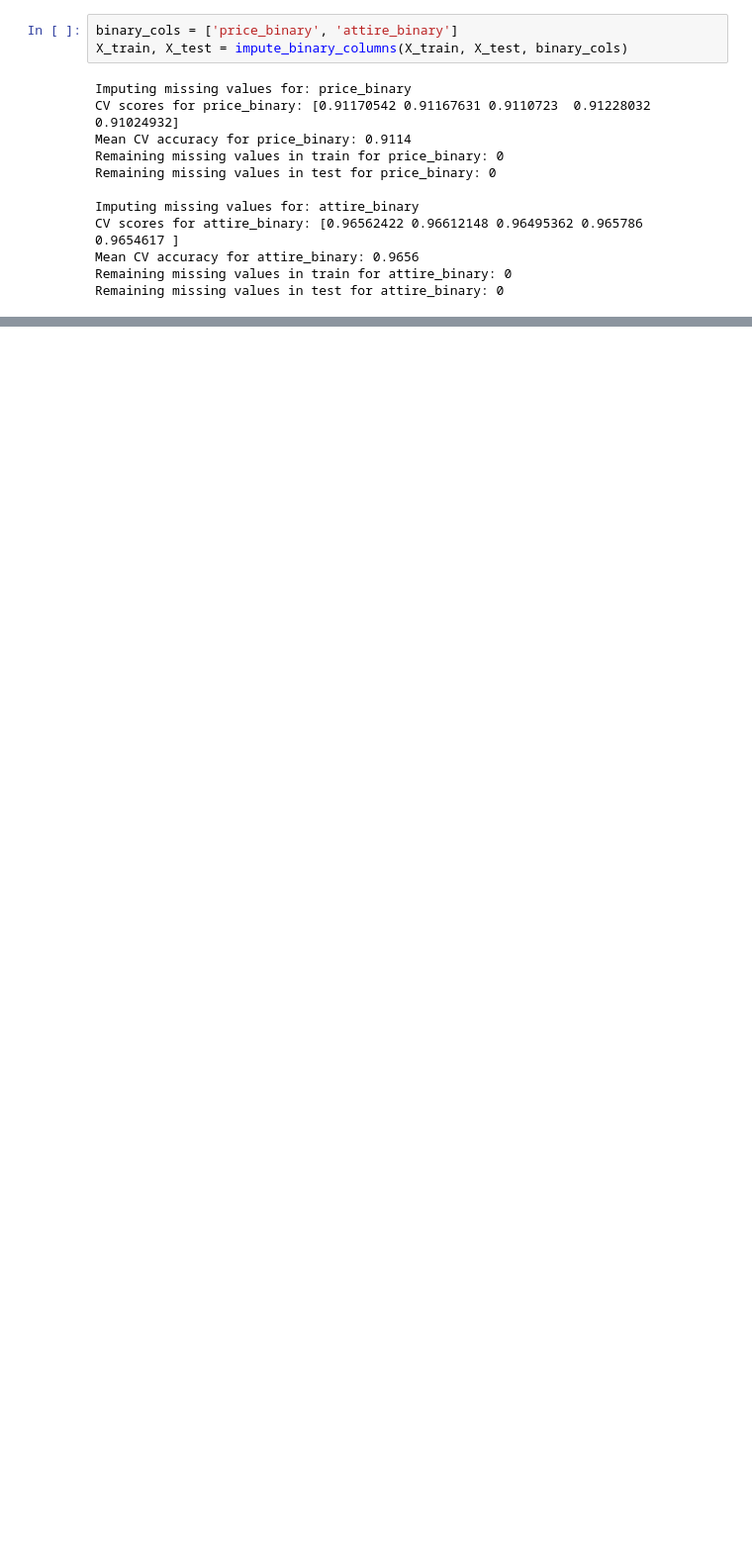
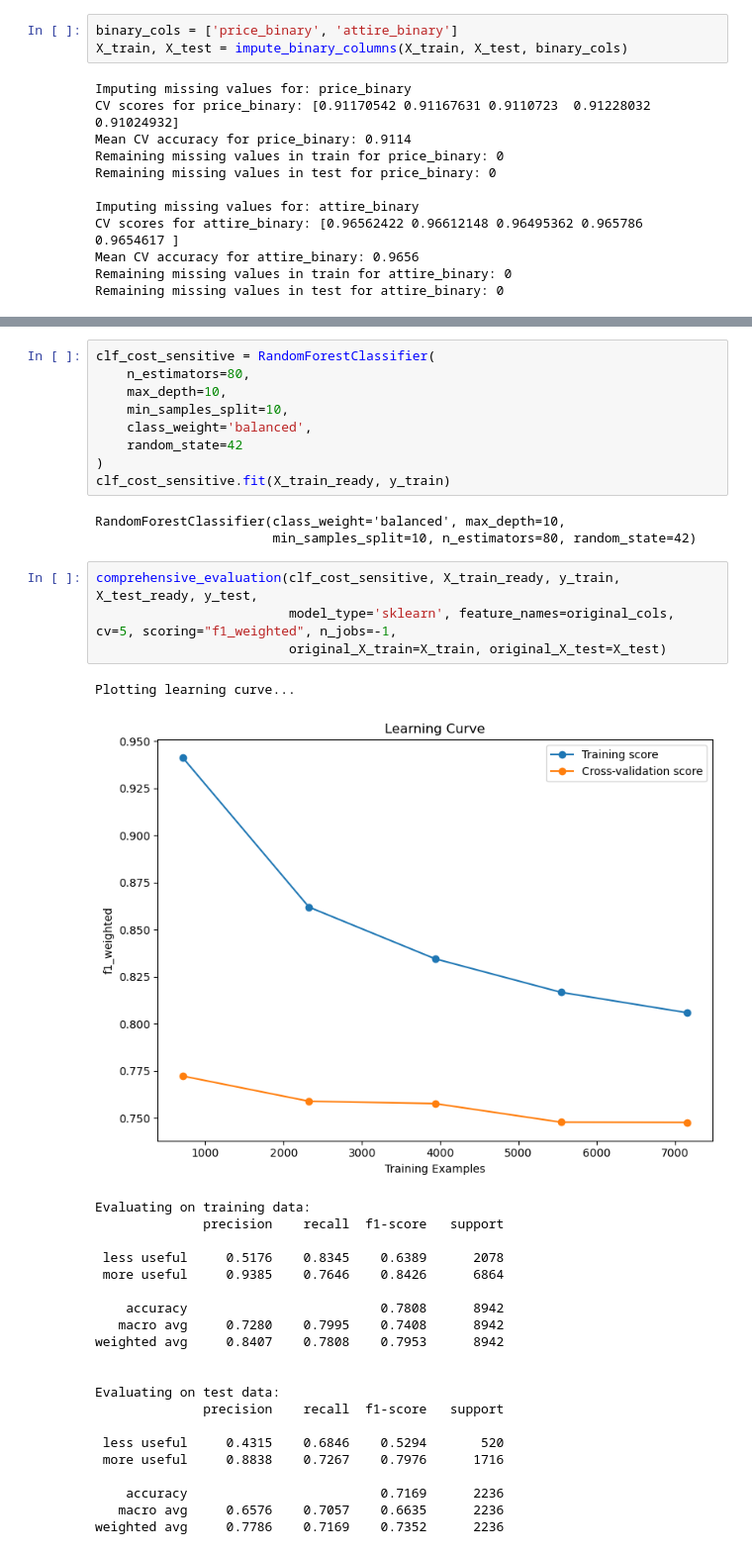
Before and after one commit to angelina-sjw/Math-148-Project, a Jupyter notebook: main.ipynb, the cells around one changed output, grey strips where cells are left out. Shown at 99% size. Drawn from its saved outputs; the diff is of its cells as text; blank space fills up the shorter version.

```diff
--- a/main.ipynb
+++ b/main.ipynb
@@ -123,0 +403,39 @@ Accuracy: 0.8168695932224618
+# %%
+clf_cost_sensitive = RandomForestClassifier(
+    n_estimators=80,
+    max_depth=10,
+    min_samples_split=10,
+    class_weight='balanced',
+    random_state=42
+)
+clf_cost_sensitive.fit(X_train_ready, y_train)
+# %% [output]
+RandomForestClassifier(class_weight='balanced', max_depth=10,
+                       min_samples_split=10, n_estimators=80, random_state=42)
+# %%
+comprehensive_evaluation(clf_cost_sensitive, X_train_ready, y_train, X_test_ready, y_test,
+                         model_type='sklearn', feature_names=original_cols, cv=5, scoring="f1_weighted", n_jobs=-1,
+                         original_X_train=X_train, original_X_test=X_test)
+# %% [output]
+Plotting learning curve...
+[figure, added]
+Evaluating on training data:
+              precision    recall  f1-score   support
+
+ less useful     0.5176    0.8345    0.6389      2078
+ more useful     0.9385    0.7646    0.8426      6864
+
+    accuracy                         0.7808      8942
+   macro avg     0.7280    0.7995    0.7408      8942
+weighted avg     0.8407    0.7808    0.7953      8942
+
+
+Evaluating on test data:
+              precision    recall  f1-score   support
+
+ less useful     0.4315    0.6846    0.5294       520
+ more useful     0.8838    0.7267    0.7976      1716
+
+    accuracy                         0.7169      2236
+   macro avg     0.6576    0.7057    0.6635      2236
+weighted avg     0.7786    0.7169    0.7352      2236
```
Also changed, not shown: parts of 61 cells of this notebook, 33 other files.
